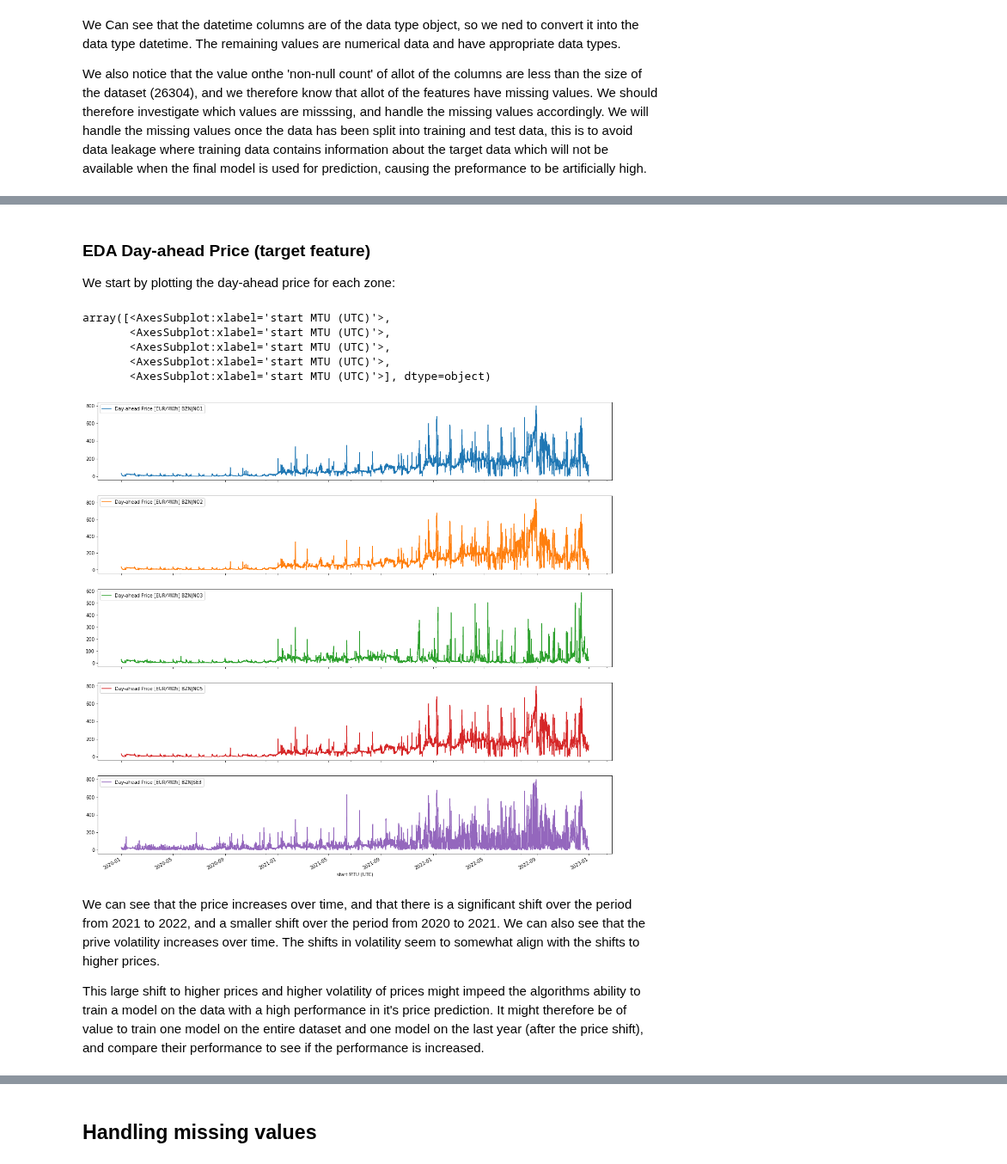
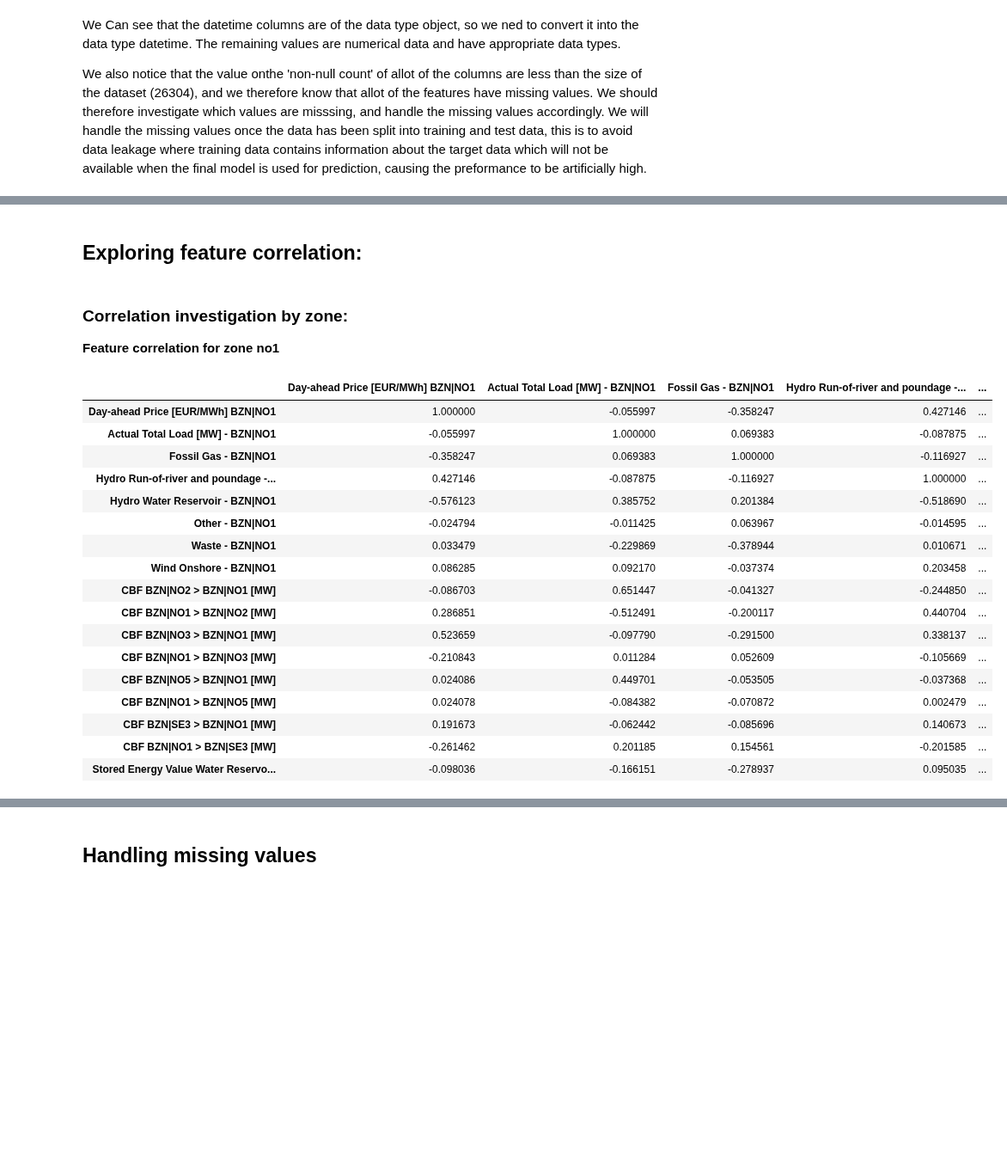
Before and after one commit to HIOF-Bachelor-Project-Group-7/Time-series-energy-price-prediction-bidding-zone-N01, a Jupyter notebook: code/exploratory data analysis - bidding zone NO1 and neighboring zones 2020-2022 (kjell).ipynb, the cells around one changed output, grey strips where cells are left out. Shown at 86% size. Drawn from its saved outputs; the diff is of its cells as text; code cells hidden in the pictures; blank space fills up the shorter version.

```diff
--- a/code/exploratory data analysis - bidding zone NO1 and neighboring zones 2020-2022 (kjell).ipynb
+++ b/code/exploratory data analysis - bidding zone NO1 and neighboring zones 2020-2022 (kjell).ipynb
@@ -122,23 +98,36 @@ We will now explore the graphs of each feature category starting with the target
-# %% [markdown]
-### EDA Day-ahead Price (target feature)
-
-We start by plotting the day-ahead price for each zone:
-# %%
-# creating a dataset containing only datetime and day-ahead price for the different zones
-price_column_names = [col_name for col_name in df.columns if 'Day-ahead Price' in col_name]
-
-price_columns = df.loc[:, price_column_names]
-
-
-price_columns.plot(subplots=True, x='start MTU (UTC)', figsize=(20, 20))
-# %% [output]
-array([<AxesSubplot:xlabel='start MTU (UTC)'>,
-       <AxesSubplot:xlabel='start MTU (UTC)'>,
-       <AxesSubplot:xlabel='start MTU (UTC)'>,
-       <AxesSubplot:xlabel='start MTU (UTC)'>,
-       <AxesSubplot:xlabel='start MTU (UTC)'>], dtype=object)
-[figure, removed]
-# %% [markdown]
-We can see that the price increases  over time, and that there is a significant shift over the period from 2021 to 2022, and a smaller shift over the period from 2020 to 2021. We can also see that the prive volatility increases over time. The shifts in volatility seem to somewhat align with the shifts to higher prices.
-
-This large shift to higher prices and higher volatility of prices might impeed the algorithms ability to train a model on the data with a high performance in it's price prediction. It might therefore be of value to train one model on the entire dataset and one model on the last year (after the price shift), and compare their performance to see if the performance is increased.
+# %% [markdown]
+## Exploring feature correlation:
+# %% [markdown]
+### Correlation investigation by zone:
+
+**Feature correlation for zone no1**
+# %%
+# correlation matrix for zone NO1
+
+# creating a dataset containing only columns relating to zone NO1
+no1_column_names = [col_name for col_name in df.columns if 'NO1' in col_name]
+no1_columns = df.loc[:, no1_column_names]
+
+# calculating correlation
+no1_correlation = no1_columns.corr()
+# plotting correlation
+no1_correlation.style.background_gradient(cmap='coolwarm', axis=None)
+# %% [output]
+|  | Day-ahead Price [EUR/MWh] BZN|NO1 | Actual Total Load [MW] - BZN|NO1 | Fossil Gas - BZN|NO1 | Hydro Run-of-river and poundage -... | ... |
+| Day-ahead Price [EUR/MWh] BZN|NO1 | 1.000000 | -0.055997 | -0.358247 | 0.427146 | ... |
+| Actual Total Load [MW] - BZN|NO1 | -0.055997 | 1.000000 | 0.069383 | -0.087875 | ... |
+| Fossil Gas - BZN|NO1 | -0.358247 | 0.069383 | 1.000000 | -0.116927 | ... |
+| Hydro Run-of-river and poundage -... | 0.427146 | -0.087875 | -0.116927 | 1.000000 | ... |
+| Hydro Water Reservoir - BZN|NO1 | -0.576123 | 0.385752 | 0.201384 | -0.518690 | ... |
+| Other - BZN|NO1 | -0.024794 | -0.011425 | 0.063967 | -0.014595 | ... |
+| Waste - BZN|NO1 | 0.033479 | -0.229869 | -0.378944 | 0.010671 | ... |
+| Wind Onshore - BZN|NO1 | 0.086285 | 0.092170 | -0.037374 | 0.203458 | ... |
+| CBF BZN|NO2 > BZN|NO1 [MW] | -0.086703 | 0.651447 | -0.041327 | -0.244850 | ... |
+| CBF BZN|NO1 > BZN|NO2 [MW] | 0.286851 | -0.512491 | -0.200117 | 0.440704 | ... |
+| CBF BZN|NO3 > BZN|NO1 [MW] | 0.523659 | -0.097790 | -0.291500 | 0.338137 | ... |
+| CBF BZN|NO1 > BZN|NO3 [MW] | -0.210843 | 0.011284 | 0.052609 | -0.105669 | ... |
+| CBF BZN|NO5 > BZN|NO1 [MW] | 0.024086 | 0.449701 | -0.053505 | -0.037368 | ... |
+| CBF BZN|NO1 > BZN|NO5 [MW] | 0.024078 | -0.084382 | -0.070872 | 0.002479 | ... |
+| CBF BZN|SE3 > BZN|NO1 [MW] | 0.191673 | -0.062442 | -0.085696 | 0.140673 | ... |
+| CBF BZN|NO1 > BZN|SE3 [MW] | -0.261462 | 0.201185 | 0.154561 | -0.201585 | ... |
+| Stored Energy Value Water Reservo... | -0.098036 | -0.166151 | -0.278937 | 0.095035 | ... |
```
Also changed, not shown: parts of 44 cells of this notebook.
